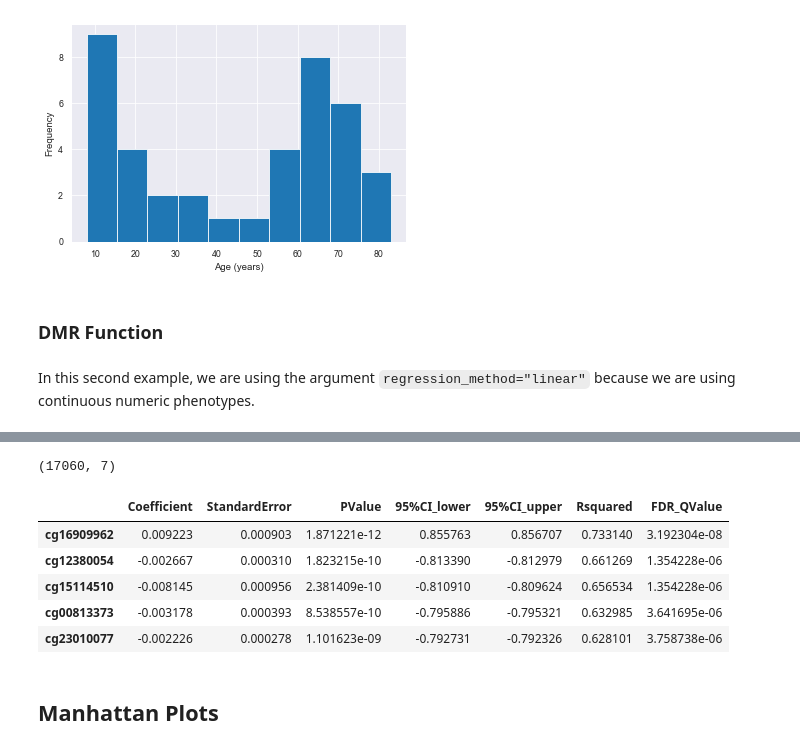
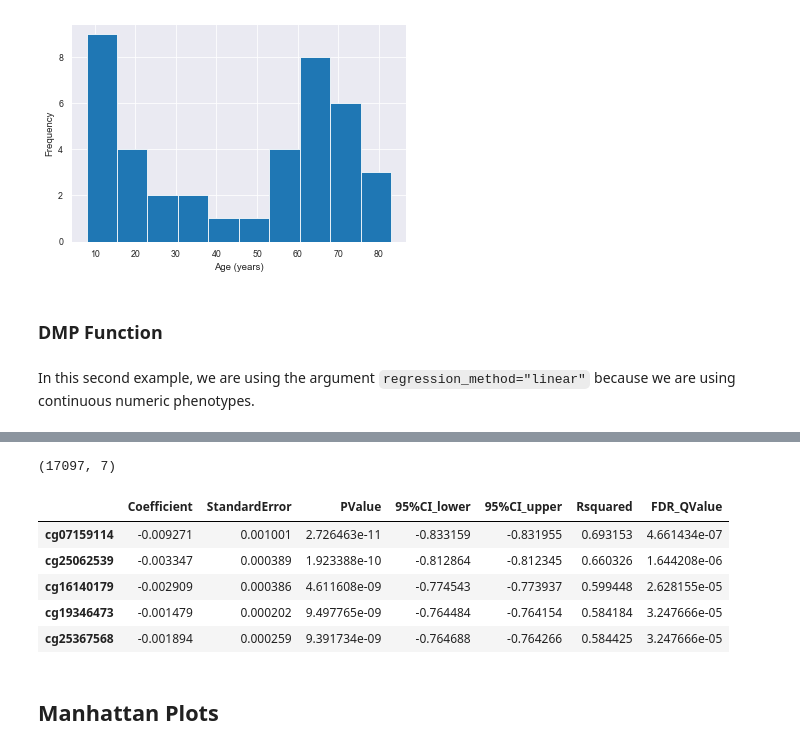
Before and after one commit to FoxoTech/methylize, a Jupyter notebook: docs/methylize_tutorial.ipynb, the cells around one changed output, grey strips where cells are left out. Cells and saved outputs as stored; diff of their text form; code cells hidden in the pictures.

```diff
--- a/docs/methylize_tutorial.ipynb
+++ b/docs/methylize_tutorial.ipynb
@@ -101,11 +101,11 @@ plt.xlabel('Age (years)'); plt.ylabel('Frequency')
 Text(0, 0.5, 'Frequency')
 [figure]
 # %% [markdown]
-### DMR Function
+### DMP Function
 # %% [markdown]
 In this second example, we are using the argument `regression_method="linear"` because we are using continuous numeric phenotypes.
 # %%
-test_results2 = methylize.diff_meth_pos(betas.sample(20000, axis=1), pheno_data, regression_method="linear", export=False)
+test_results2 = methylize.diff_meth_pos(betas, pheno_data, regression_method="linear", export=False)
 print(test_results2.shape)
 test_results2.head()
 # %% [output]
@@ -113,10 +113,10 @@ WARNING:methylize.diff_meth_pos:Dropped 2940 probes with missing values from all
-(17060, 7)
+(17097, 7)
 |  | Coefficient | StandardError | PValue | 95%CI_lower | 95%CI_upper | Rsquared | FDR_QValue |
-| cg16909962 | 0.009223 | 0.000903 | 1.871221e-12 | 0.855763 | 0.856707 | 0.733140 | 3.192304e-08 |
-| cg12380054 | -0.002667 | 0.000310 | 1.823215e-10 | -0.813390 | -0.812979 | 0.661269 | 1.354228e-06 |
-| cg15114510 | -0.008145 | 0.000956 | 2.381409e-10 | -0.810910 | -0.809624 | 0.656534 | 1.354228e-06 |
-| cg00813373 | -0.003178 | 0.000393 | 8.538557e-10 | -0.795886 | -0.795321 | 0.632985 | 3.641695e-06 |
-| cg23010077 | -0.002226 | 0.000278 | 1.101623e-09 | -0.792731 | -0.792326 | 0.628101 | 3.758738e-06 |
+| cg07159114 | -0.009271 | 0.001001 | 2.726463e-11 | -0.833159 | -0.831955 | 0.693153 | 4.661434e-07 |
+| cg25062539 | -0.003347 | 0.000389 | 1.923388e-10 | -0.812864 | -0.812345 | 0.660326 | 1.644208e-06 |
+| cg16140179 | -0.002909 | 0.000386 | 4.611608e-09 | -0.774543 | -0.773937 | 0.599448 | 2.628155e-05 |
+| cg19346473 | -0.001479 | 0.000202 | 9.497765e-09 | -0.764484 | -0.764154 | 0.584184 | 3.247666e-05 |
+| cg25367568 | -0.001894 | 0.000259 | 9.391734e-09 | -0.764688 | -0.764266 | 0.584425 | 3.247666e-05 |
 # %% [markdown]
 ## Manhattan Plots
 # %% [markdown]
```
Also changed, not shown: parts of 21 cells of this notebook.
